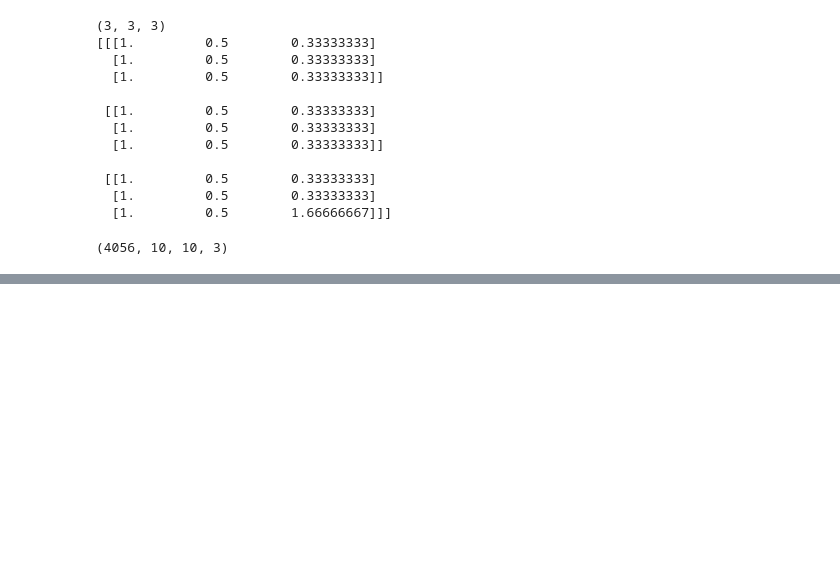
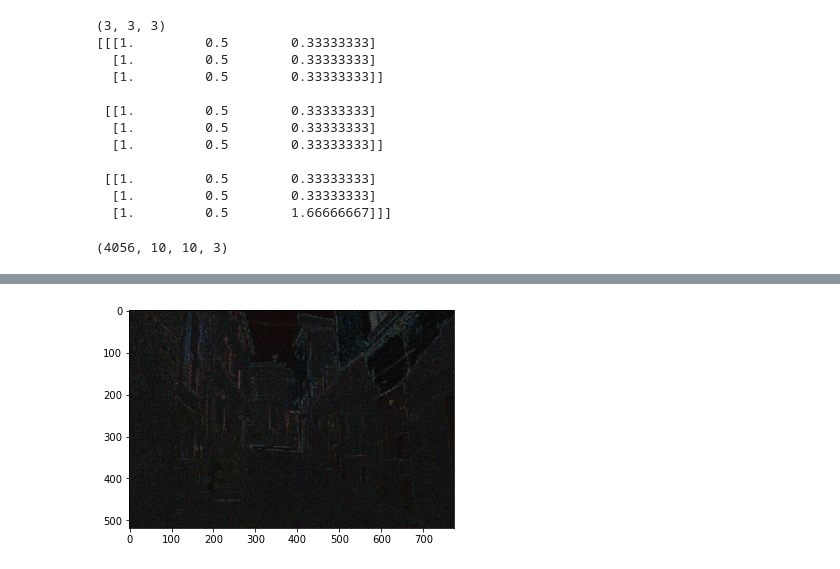
Before and after one commit to fdlci/Imagerie-projet, a Jupyter notebook: NLF_3D.ipynb, the cells around one changed output, grey strips where cells are left out. Cells and saved outputs as stored; diff of their text form; code cells hidden in the pictures; blank space fills up the shorter version.

```diff
--- a/NLF_3D.ipynb
+++ b/NLF_3D.ipynb
@@ -69,7 +77,7 @@ def block_matching(img):
 
     return patches, look_up_table
 # %%
-patches, look_up_table = block_matching(img)
+patches, look_up_table = block_matching(norm_image)
 # %%
 def Gamma(q, tau):
     """Shrinkage Operator"""
@@ -255,8 +261,8 @@ def image_estimate(new_patches, img, N1):
             elif i == n_10 and j == p_10:
                 new_image[i*N1:n, j*N1:p] = new_patches[cpt][N1-(n-i*N1):,N1-(p-j*N1):]
             cpt += 1
-    return np.clip(new_image, 0, 1)
+    return np.clip(new_image, 0, 255).astype(np.uint8)
 # %%
-new_img = image_estimate(new_patch, img, N1)
+new_img = image_estimate(new_patch, norm_image, N1)
 # %%
 print(new_img[0,0])
@@ -280,0 +339,5 @@ print(new_img[0:10,0,0])
+# %%
+plt.imshow(abs(new_img-img))
+plt.show()
+# %% [output]
+[figure, added]
```
Also changed, not shown: parts of 14 cells of this notebook, 11 other files.
